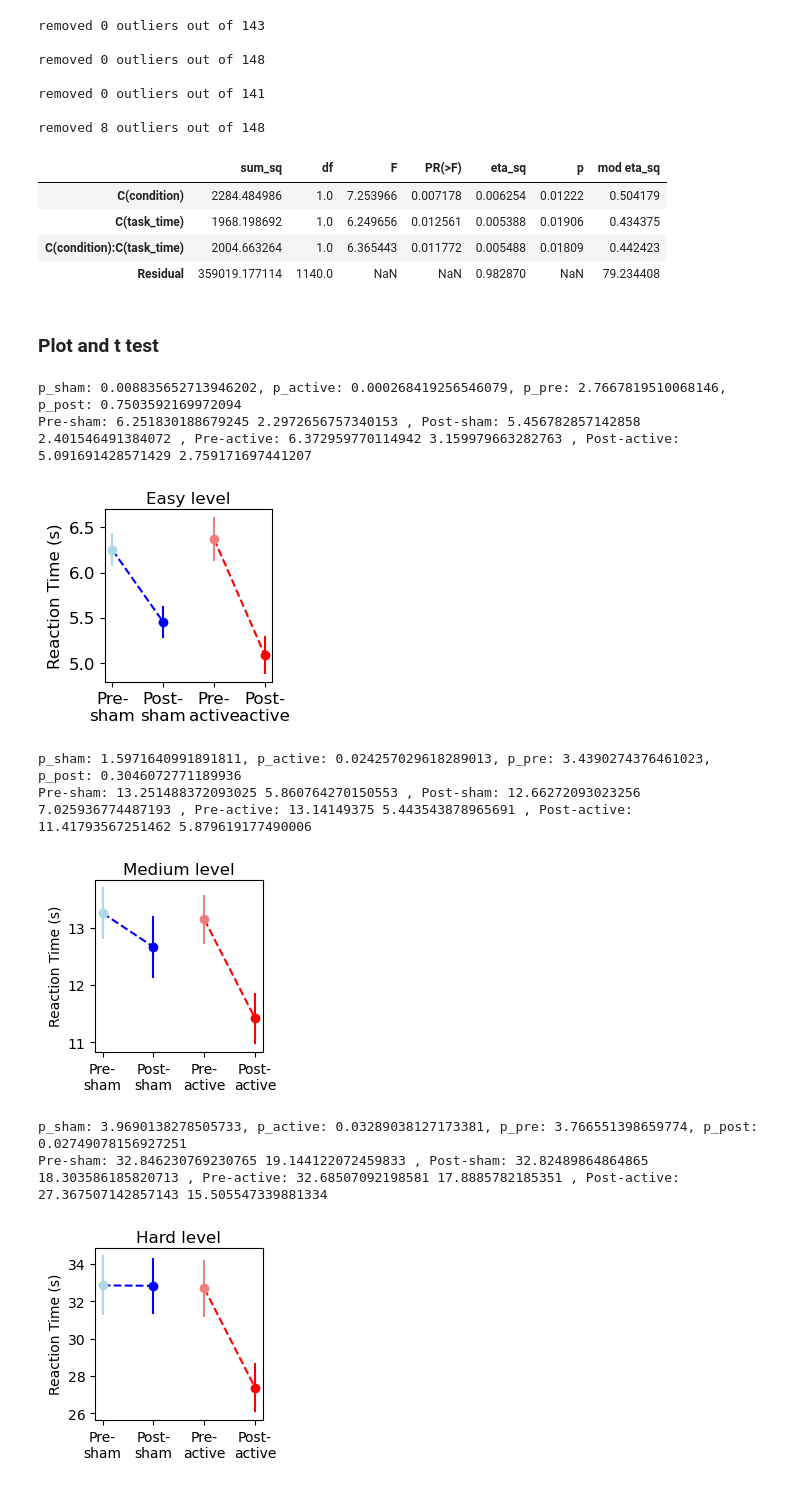
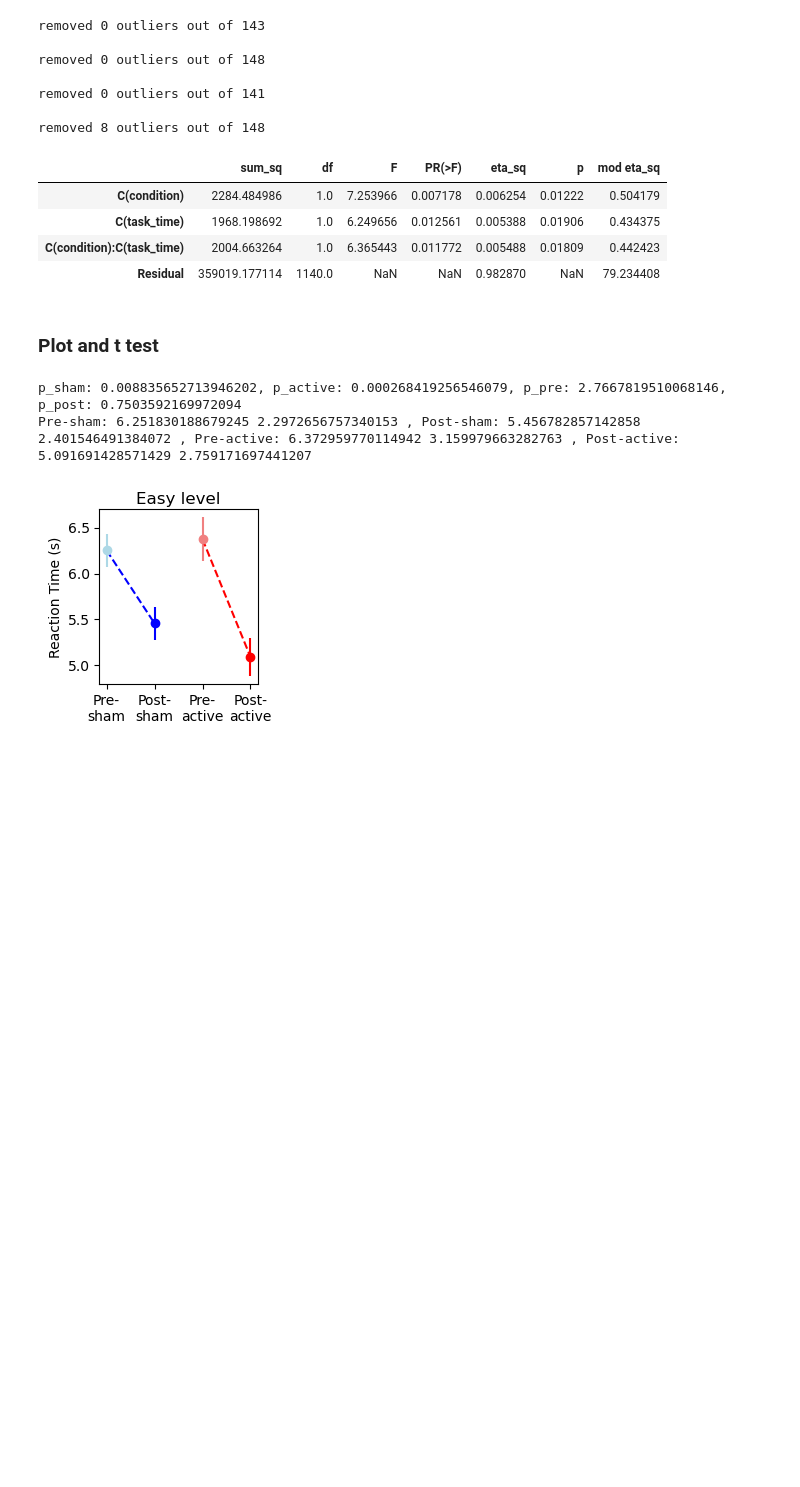
Before and after one commit to Shawnzty/tRNS-Intelligence, a Jupyter notebook: processing/behavior/behavior.ipynb, the cells around one changed output. Cells and saved outputs as stored; diff of their text form; code cells hidden in the pictures; blank space fills up the shorter version.

```diff
--- a/processing/behavior/behavior.ipynb
+++ b/processing/behavior/behavior.ipynb
@@ -334,10 +351,12 @@ def plot_reaction_times(means, std, sem, fig_title):
 
     # Adjust layout and margins
     plt.tight_layout(pad=1.0)
-    plt.subplots_adjust(left=0.22, bottom=0.18, right=0.93, top=0.91)
+    plt.subplots_adjust(left=0.25, bottom=0.17, right=0.92, top=0.91)
     plt.title(fig_title, pad=4)
-    save_path = os.path.join('..', '..', '..', 'paper', 'behavior', fig_title + '.png')
-    # plt.savefig(save_path, format='png', dpi=600)
+    save_path = os.path.join('..', '..', '..', 'paper', 'Figure 2 behavior', fig_title + '.png')
+    plt.savefig(save_path, format='png', dpi=600)
+    save_path = os.path.join('..', '..', '..', 'paper', 'Figure 2 behavior', fig_title + '.eps')
+    plt.savefig(save_path, format='eps')
     plt.show()
 # %% [markdown]
 ### ANOVA
@@ -606,8 +625,8 @@ removed 8 outliers out of 148
 # %% [markdown]
 ### Plot and t test
 # %%
-difficulties = choices
-difficulty_names = ['Easy', 'Medium', 'Hard']
+difficulties = [1]# choices
+difficulty_names = ['Easy'] # ['Easy', 'Medium', 'Hard']
 #                       pres,posts,prea,posta
 outliers_k1 = np.array([[5, 5, 5, 5], # low_k
                         [1, 5, 5, 5]]) # high_k
@@ -638,37 +657,31 @@ for difficulty in difficulties:
     t_stat, p_pre = stats.ttest_ind(pre_sham_rts, pre_active_rts)
     t_stat, p_post = stats.ttest_ind(post_sham_rts, post_active_rts)
     print(f'p_sham: {p_sham*4}, p_active: {p_active*4}, p_pre: {p_pre*4}, p_post: {p_post*4}')
 
 
     pre_sham_mean = pre_sham_rts.mean()
     post_sham_mean = post_sham_rts.mean()
     pre_active_mean = pre_active_rts.mean()
     post_active_mean = post_active_rts.mean()
 
     pre_sham_std = pre_sham_rts.std()
     post_sham_std = post_sham_rts.std()
     pre_active_std = pre_active_rts.std()
     post_active_std = post_active_rts.std()
 
     pre_sham_sem = pre_sham_rts.sem()
     post_sham_sem = post_sham_rts.sem()
     pre_active_sem = pre_active_rts.sem()
     post_active_sem = post_active_rts.sem()
 
     means = [pre_sham_mean, post_sham_mean, pre_active_mean, post_active_mean]
     stds = [pre_sham_std, post_sham_std, pre_active_std, post_active_std]
     sems = [pre_sham_sem, post_sham_sem, pre_active_sem, post_active_sem]
 
     fig_title = difficulty_names[difficulty-1] + " level"
     print('Pre-sham:', pre_sham_mean, pre_sham_std, ', Post-sham:', post_sham_mean, post_sham_std, ', Pre-active:', pre_active_mean, pre_active_std, ', Post-active:', post_active_mean, post_active_std)
     plot_reaction_times(means, stds, sems, fig_title)
 # %% [output]
 p_sham: 0.008835652713946202, p_active: 0.000268419256546079, p_pre: 2.7667819510068146, p_post: 0.7503592169972094
 Pre-sham: 6.251830188679245 2.2972656757340153 , Post-sham: 5.456782857142858 2.401546491384072 , Pre-active: 6.372959770114942 3.159979663282763 , Post-active: 5.091691428571429 2.759171697441207
-[figure, old version]
+[figure, new version]
-p_sham: 1.5971640991891811, p_active: 0.024257029618289013, p_pre: 3.4390274376461023, p_post: 0.3046072771189936
-Pre-sham: 13.251488372093025 5.860764270150553 , Post-sham: 12.66272093023256 7.025936774487193 , Pre-active: 13.14149375 5.443543878965691 , Post-active: 11.41793567251462 5.879619177490006
-[figure, removed]
-p_sham: 3.9690138278505733, p_active: 0.03289038127173381, p_pre: 3.766551398659774, p_post: 0.02749078156927251
-Pre-sham: 32.846230769230765 19.144122072459833 , Post-sham: 32.82489864864865 18.303586185820713 , Pre-active: 32.68507092198581 17.8885782185351 , Post-active: 27.367507142857143 15.505547339881334
-[figure, removed]
```
Also changed, not shown: parts of 3 cells of this notebook.
